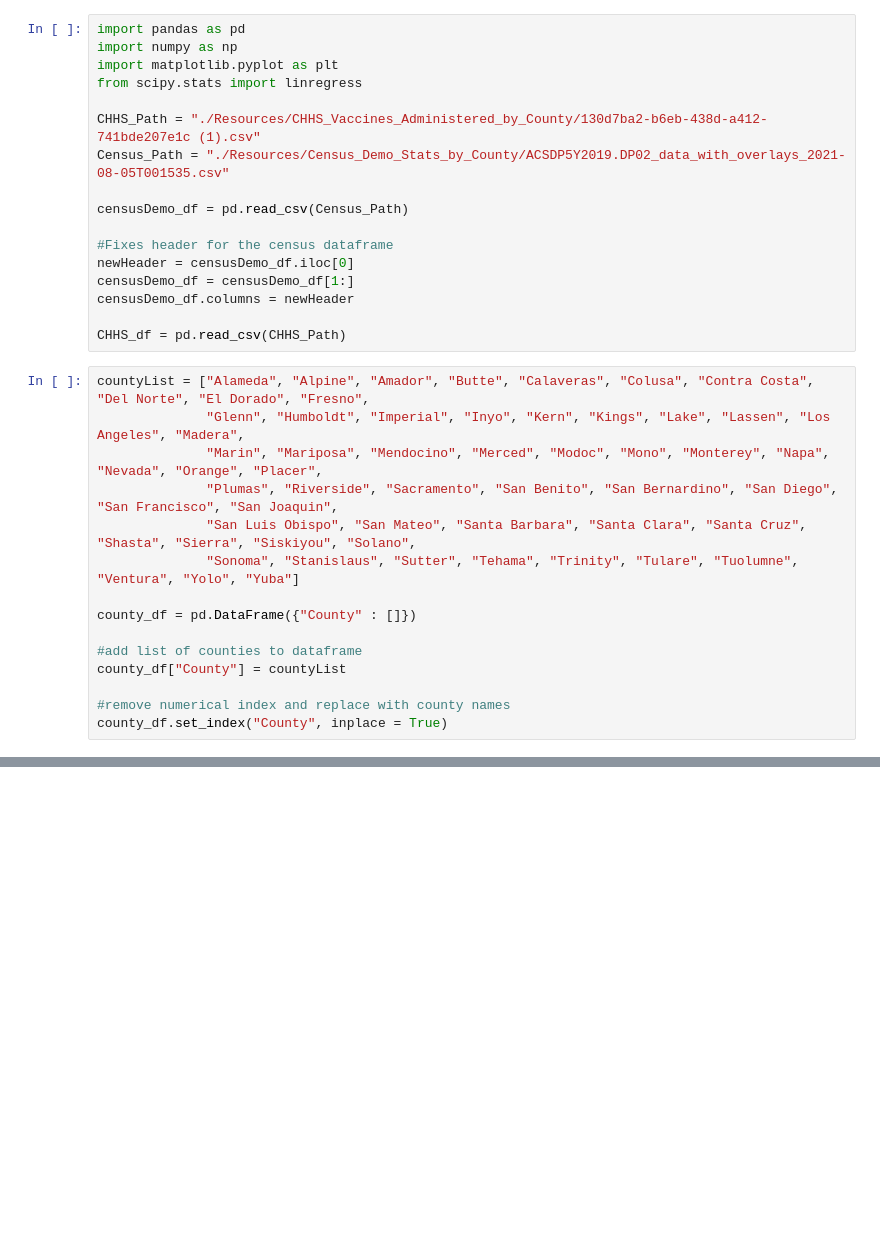
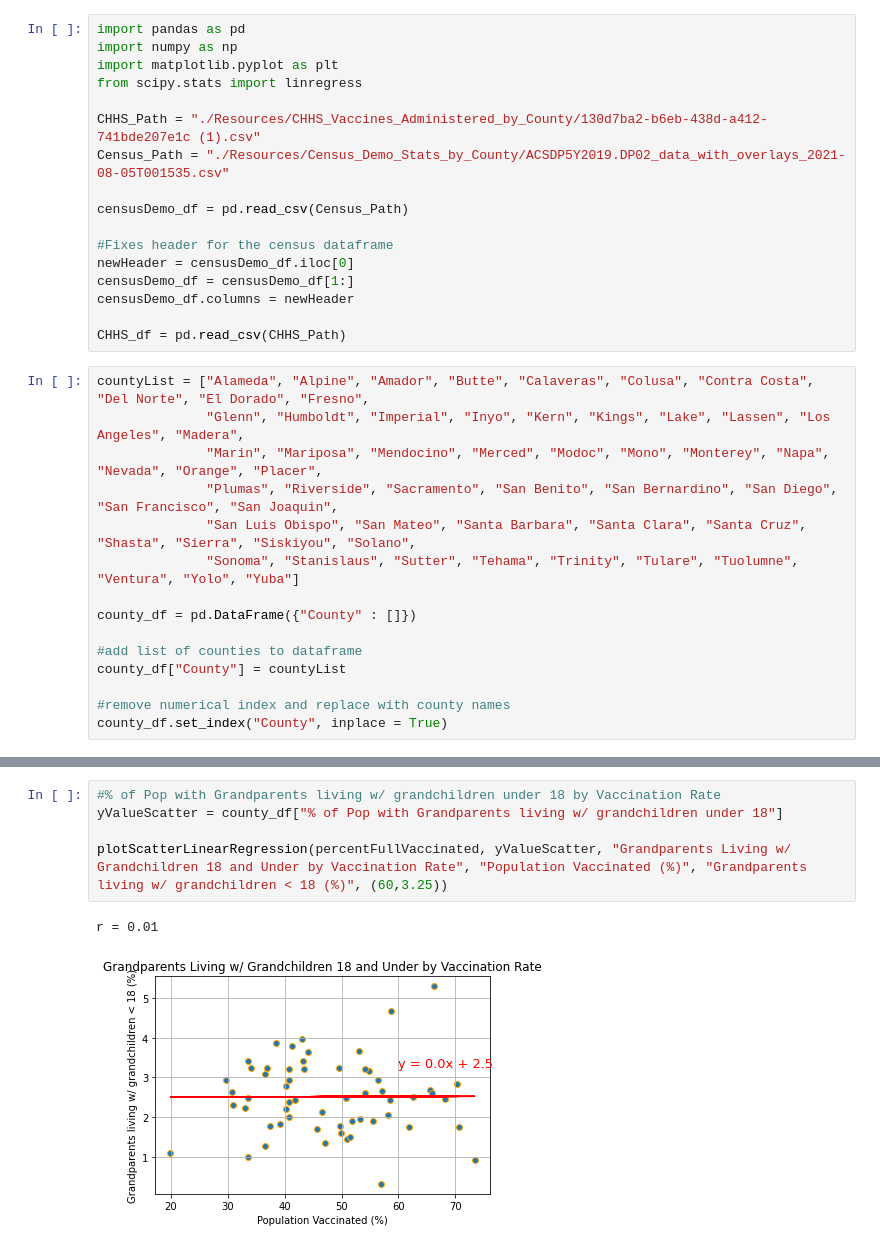
Before and after one commit to KristianSHamilton/CovidVaccinationInCalifornia, a Jupyter notebook: kristianNotebook.ipynb, the cells around one changed output, grey strips where cells are left out. Saved outputs shown, nothing was run; the diff lists cells and outputs as text; blank space fills up the shorter version.

```diff
--- a/kristianNotebook.ipynb
+++ b/kristianNotebook.ipynb
@@ -67,0 +122,8 @@ plotScatterLinearRegression(totalFullyVax, grandparentsGchildrenUnd18, "test", "
+# %%
+#% of Pop with Grandparents living w/ grandchildren under 18 by Vaccination Rate
+yValueScatter = county_df["% of Pop with Grandparents living w/ grandchildren under 18"]
+
+plotScatterLinearRegression(percentFullVaccinated, yValueScatter, "Grandparents Living w/ Grandchildren 18 and Under by Vaccination Rate", "Population Vaccinated (%)", "Grandparents living w/ grandchildren < 18 (%)", (60,3.25))
+# %% [output]
+r = 0.01
+[figure, added]
```
Also changed, not shown: parts of 16 cells of this notebook.
